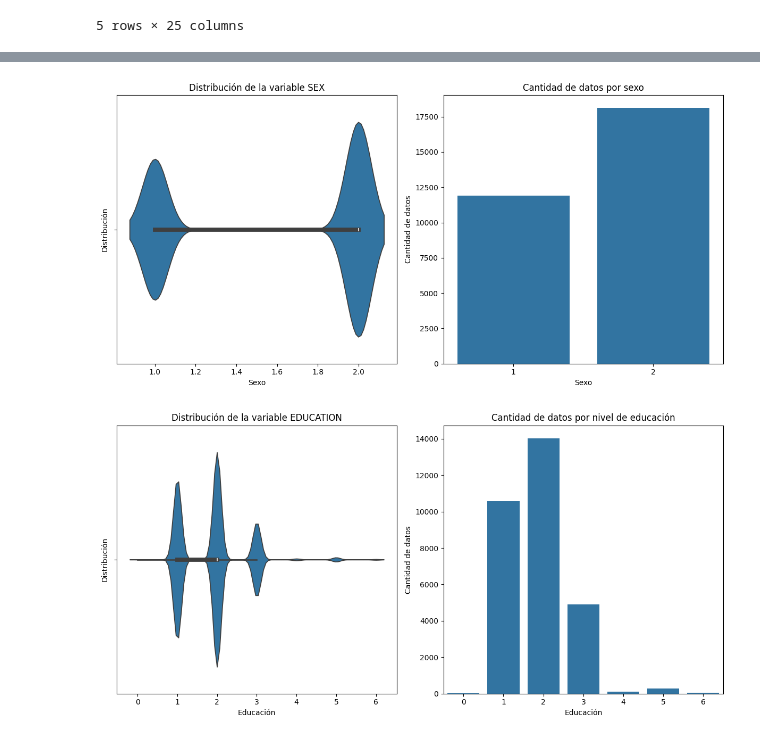
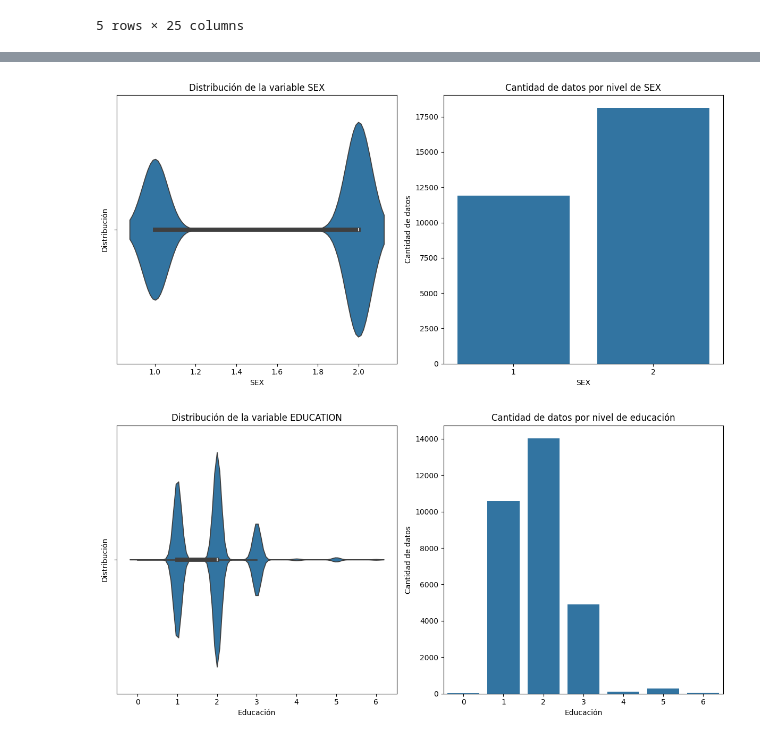
Before and after one commit to vcalderonmol/Proyecto2, a Jupyter notebook: Untitled-1.ipynb, the cells around one changed output, grey strips where cells are left out. Drawn from its saved outputs; the diff is of its cells as text; code cells hidden in the pictures.

```diff
--- a/Untitled-1.ipynb
+++ b/Untitled-1.ipynb
@@ -108,29 +108,28 @@ SEX                           0.0
 default payment next month    0.0
 dtype: float64
 # %%
-
 # Crear una figura con dos subgráficos
 fig, (ax1, ax2) = plt.subplots(nrows=1, ncols=2, figsize=(12, 6))
 
 # Gráfico de violín
 sns.violinplot(x="SEX", data=data_df, ax=ax1)
-ax1.set_xlabel("Sexo")
+ax1.set_xlabel("SEX")
 ax1.set_ylabel("Distribución")
 ax1.set_title("Distribución de la variable SEX")
 
 # Gráfico de conteo
 sns.countplot(x="SEX", data=data_df, ax=ax2)
-ax2.set_xlabel("Sexo")
+ax2.set_xlabel("SEX")
 ax2.set_ylabel("Cantidad de datos")
-ax2.set_title("Cantidad de datos por sexo")
+ax2.set_title("Cantidad de datos por nivel de SEX")
 
 # Ajustar el diseño
 plt.tight_layout()
 
 # Mostrar los gráficos
 plt.show()
 # %% [output]
-[figure, old version]
+[figure, new version]
 # %%
 # Crear una figura con dos subgráficos
 fig, (ax1, ax2) = plt.subplots(nrows=1, ncols=2, figsize=(12, 6))
```
Also changed, not shown: parts of 23 cells of this notebook, 1 other file.
